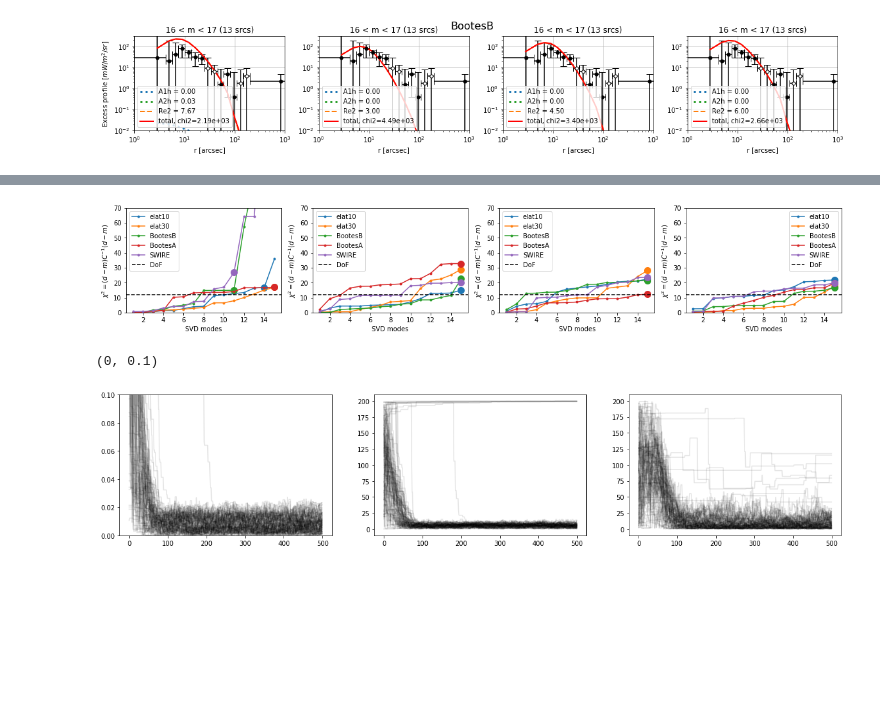
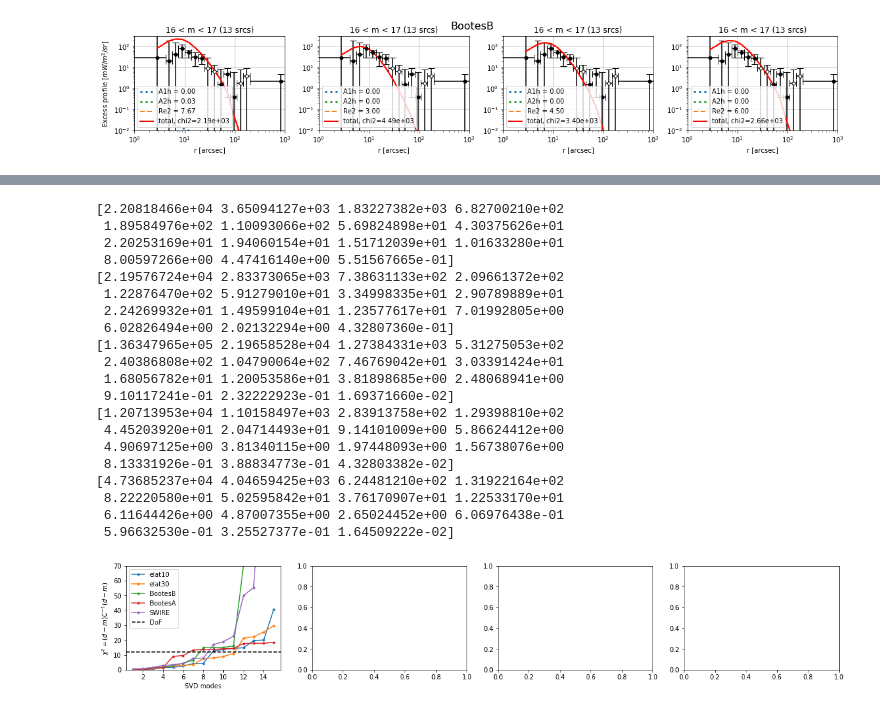
Before and after one commit to yuntingcheng/python_ciber, a Jupyter notebook: stack_modelfit/mcmc.ipynb, the cells around one changed output, grey strips where cells are left out. Drawn from its saved outputs; the diff is of its cells as text; code cells hidden in the pictures; blank space fills up the shorter version.

```diff
--- a/stack_modelfit/mcmc.ipynb
+++ b/stack_modelfit/mcmc.ipynb
@@ -1337,13 +1334,0 @@ print(list(profdat))
-# %%
-fig, ax = plt.subplots(1,5,figsize=(20,3))
-for i,ifield in enumerate([4,5,6,7,8]):
-    for im,(m_min,m_max) in enumerate(zip(magbindict['m_min'],magbindict['m_max'])):
-        stackdat = stacking(1,ifield,m_min,m_max,filt_order=3,
-                            load_from_file=True, BGsub=False).stackdat
-        gal_var = np.diag(stackdat['cov']['profcb'])
-        psf_var = np.diag(stackdat['PSFcov']['profcb'])
-        r_var = gal_var / psf_var
-        r_N = stackdat['PSF']['Nsrc'] / stackdat['Nsrc']
-        ax[i].semilogx(stackdat['rbins'],r_var/r_N,'o-')
-        ax[i].axhline(1,c='k',ls='--')
-        ax[i].set_ylim([0, 2])
@@ -1356,40 +1368,74 @@ inst = 1
 filt_order = 3
 
 fig, ax = plt.subplots(1, 4, figsize = (20,3))
-for im,(m_min,m_max) in enumerate(zip(magbindict['m_min'],magbindict['m_max'])):
+for im,(m_min,m_max) in enumerate(zip(magbindict['m_min'][:1],magbindict['m_max'][:1])):
     R200 = gal_profile_model().Wang19_profile(0,im)['params']['R200']
     xe2_W19 = gal_profile_model().Wang19_profile(0,3)['params']['sersic2'][2]
     Re2_W19 = R200 * xe2_W19
     for ifield in [4,5,6,7,8]:
         param_fit = fit_stacking_mcmc(inst, ifield, im, filt_order)
         modelprof = param_fit.get_profexcess_model(Re2=Re2_W19, A1h=1, A2h=1)
         M = modelprof['profex_sub'] + modelprof['prof1h_sub'] + modelprof['prof2h_sub']
         D = param_fit.profex_sub
-        Cov = param_fit.covsub
-        Covi, Nmode = param_fit.covsub_inv, param_fit.covsub_inv_Nmode
-        ax[im].plot([Nmode],[param_fit.get_chi2(Re2=Re2_W19, A1h=1, A2h=1)],
-                   'o',C='C'+str(ifield-4),markersize=10)
+
+        stackdat = stacking(inst,ifield,m_min,m_max,filt_order=filt_order,
+                            load_from_file=True, BGsub=False).stackdat
+        Covg = stackdat['cov']['profcbsub'].copy()
+        Covpsf = stackdat['PSFcov']['profcbsub'].copy()
+        Covex = stackdat['excov']['profcbsub'].copy()
+
+        scale = np.mean(np.diag(Covg[:4])/np.diag(Covpsf[:4]))
+        Covg1 = Covg.copy()
+        Covg1[:4,:4] = Covpsf[:4,:4] * scale
+        Covex1 = Covg1 + Covpsf
+        Cov = Covex
+#         Cov = stackdat['excov']['profcbsub']
+#         Covi, Nmode = param_fit.covsub_inv, param_fit.covsub_inv_Nmode
+
+#         ax[im].plot([Nmode],[param_fit.get_chi2(Re2=Re2_W19, A1h=1, A2h=1)],
+#                    'o',C='C'+str(ifield-4),markersize=10)
         # SVD
         U, s, VT = np.linalg.svd(Cov)
+        print(s)
         V = VT.T
         UT = U.T
         S = np.diag(s)
         Sinv  = np.diag(1/s)
         chi2_arr = []
         for Nmode in np.arange(len(s))+1:
             Cov_svd = U[:,:Nmode]@S[:Nmode,:Nmode]@VT[:Nmode,:]
             Covi_svd = V[:,:Nmode]@Sinv[:Nmode,:Nmode]@UT[:Nmode,:]
 
             chi2_mat_svd = Covi_svd * ((D-M)[:,np.newaxis] @ (D-M)[:,np.newaxis].T)
             chi2_arr.append(np.sum(chi2_mat_svd))
 
         ax[im].plot(np.arange(len(s))+1, chi2_arr,'.-',label=param_fit.field,C='C'+str(ifield-4))
 
 
     ax[im].set_ylabel(r'$\chi^2 = (d-m)C^{-1}(d-m)$')
     ax[im].set_xlabel('SVD modes')
     ax[im].axhline(len(s)-3,c='k',ls='--',label='DoF')
     ax[im].set_ylim([0,70])
     ax[im].legend()
 # %% [output]
+[2.20818466e+04 3.65094127e+03 1.83227382e+03 6.82700210e+02
+ 1.89584976e+02 1.10093066e+02 5.69824898e+01 4.30375626e+01
+ 2.20253169e+01 1.94060154e+01 1.51712039e+01 1.01633280e+01
+ 8.00597266e+00 4.47416140e+00 5.51567665e-01]
+[2.19576724e+04 2.83373065e+03 7.38631133e+02 2.09661372e+02
+ 1.22876470e+02 5.91279010e+01 3.34998335e+01 2.90789889e+01
+ 2.24269932e+01 1.49599104e+01 1.23577617e+01 7.01992805e+00
+ 6.02826494e+00 2.02132294e+00 4.32807360e-01]
+[1.36347965e+05 2.19658528e+04 1.27384331e+03 5.31275053e+02
+ 2.40386808e+02 1.04790064e+02 7.46769042e+01 3.03391424e+01
+ 1.68056782e+01 1.20053586e+01 3.81898685e+00 2.48068941e+00
+ 9.10117241e-01 2.32222923e-01 1.69371660e-02]
+[1.20713953e+04 1.10158497e+03 2.83913758e+02 1.29398810e+02
+ 4.45203920e+01 2.04714493e+01 9.14101009e+00 5.86624412e+00
+ 4.90697125e+00 3.81340115e+00 1.97448093e+00 1.56738076e+00
+ 8.13331926e-01 3.88834773e-01 4.32803382e-02]
+[4.73685237e+04 4.04659425e+03 6.24481210e+02 1.31922164e+02
+ 8.22220580e+01 5.02595842e+01 3.76170907e+01 1.22533170e+01
+ 6.11644426e+00 4.87007355e+00 2.65024452e+00 6.06976438e-01
+ 5.96632530e-01 3.25527377e-01 1.64509222e-02]
-[figure, old version]
+[figure, new version]
@@ -1399,14 +1441,0 @@ sampler = fit_stacking_mcmc(1,8,0,3).run_mcmc()
-# %%
-chain = np.load('/Users/ytcheng/ciber/doc/20170325_alldat/TM1/mcmc_3par_SWIRE_m16_17.npy')
-fig, ax = plt.subplots(1,3,figsize=(20,4))
-for i in range(chain.shape[1]):
-
-    ax[0].plot(chain[:,i,0],'k',alpha=0.1)
-    ax[1].plot(chain[:,i,1],'k',alpha=0.1)
-    ax[2].plot(chain[:,i,2],'k',alpha=0.1)
-ax[0].set_ylim([0,0.1])
-# ax[1].set_ylim([0,3])
-# ax[2].set_ylim([0,10])
-# %% [output]
-(0, 0.1)
-[figure, removed]
```
Also changed, not shown: parts of 10 cells of this notebook, 1 other file.
